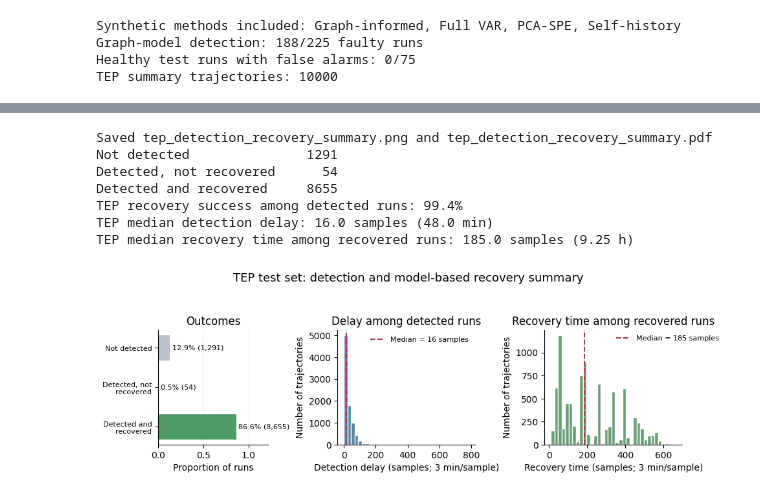
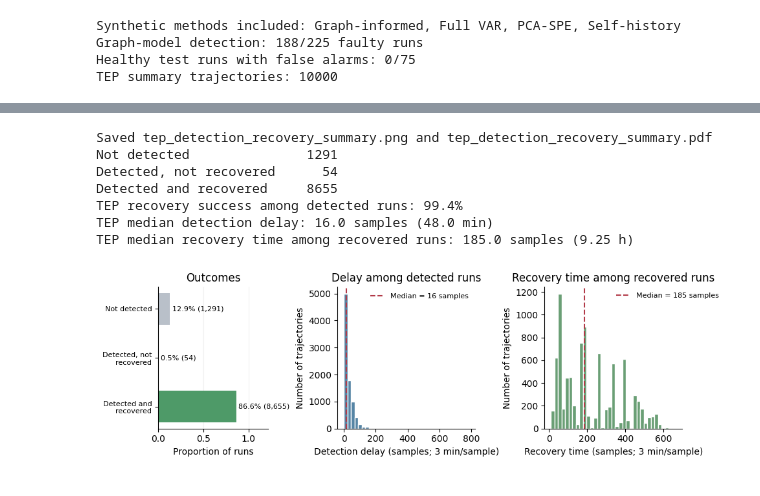
Before and after one commit to nfilipas/carl, a Jupyter notebook: notebooks/figures/results_figures.ipynb, the cells around one changed output, grey strips where cells are left out. Drawn from its saved outputs; the diff is of its cells as text; code cells hidden in the pictures.

Commit message:
Modified code for figure generation

```diff
--- a/notebooks/figures/results_figures.ipynb
+++ b/notebooks/figures/results_figures.ipynb
@@ -463,33 +483,32 @@ axes[0].set_axisbelow(True)
 delay_values = tep_results.loc[detected, "Delay"].dropna()
 axes[1].hist(delay_values, bins=35, color="#5685A5", edgecolor="white")
 axes[1].axvline(delay_values.median(), color="#B23A48", linestyle="--", label=f"Median = {delay_values.median():.0f} samples")
 axes[1].set_xlabel("Detection delay (samples; 3 min/sample)")
 axes[1].set_ylabel("Number of trajectories")
 axes[1].set_title("Delay among detected runs")
 axes[1].legend(fontsize=8, frameon=False)
 
 recovery_values = tep_results.loc[detected & recovered, "Recovery Steps"].dropna()
 axes[2].hist(recovery_values, bins=35, color="#6A9F75", edgecolor="white")
 axes[2].axvline(recovery_values.median(), color="#B23A48", linestyle="--", label=f"Median = {recovery_values.median():.0f} samples")
 axes[2].set_xlabel("Recovery time (samples; 3 min/sample)")
 axes[2].set_ylabel("Number of trajectories")
 axes[2].set_title("Recovery time among recovered runs")
 axes[2].legend(loc="upper left", bbox_to_anchor=(0.5, 0.98), fontsize=8, frameon=False, borderaxespad=0)
 
-fig.suptitle("TEP test set: detection and model-based recovery summary", y=1.03, fontsize=13)
-fig.tight_layout(rect=(0, 0, 1, 0.97))
+fig.tight_layout()
 save_figure(fig, "tep_detection_recovery_summary")
 print(outcome_counts.to_string())
 print(f"TEP recovery success among detected runs: {(detected & recovered).sum() / detected.sum():.1%}")
 print(f"TEP median detection delay: {delay_values.median():.1f} samples ({delay_values.median() * 3:.1f} min)")
 print(f"TEP median recovery time among recovered runs: {recovery_values.median():.1f} samples ({recovery_values.median() * 3 / 60:.2f} h)")
 plt.show()
 # %% [output]
 Saved tep_detection_recovery_summary.png and tep_detection_recovery_summary.pdf
 Not detected               1291
 Detected, not recovered      54
 Detected and recovered     8655
 TEP recovery success among detected runs: 99.4%
 TEP median detection delay: 16.0 samples (48.0 min)
 TEP median recovery time among recovered runs: 185.0 samples (9.25 h)
-[figure, old version]
+[figure, new version]
```
Also changed, not shown: parts of 8 cells of this notebook, 18 other files.
